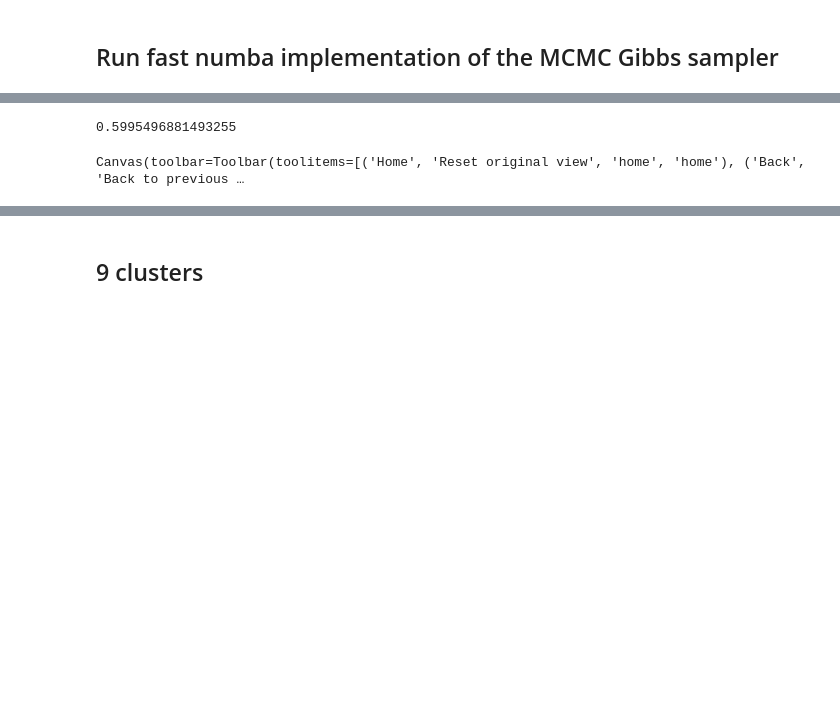
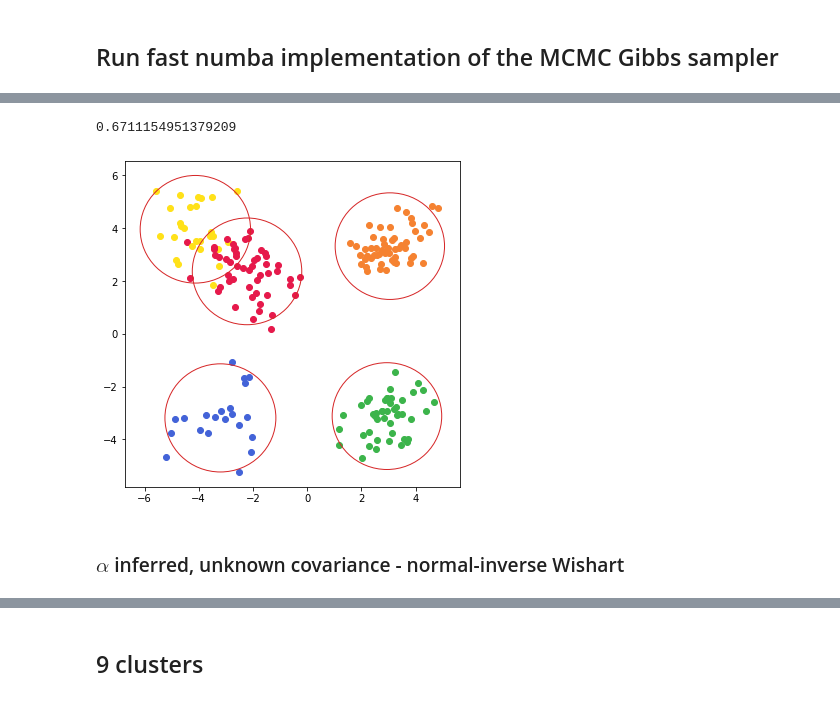
Before and after one commit to dbernaciak/bayes-np, a Jupyter notebook: notebooks/CRP_inference.ipynb, the cells around one changed output, grey strips where cells are left out. Saved outputs shown, nothing was run; the diff lists cells and outputs as text; code cells hidden in the pictures; blank space fills up the shorter version.

```diff
--- a/notebooks/CRP_inference.ipynb
+++ b/notebooks/CRP_inference.ipynb
@@ -35,4 +50,4 @@ Canvas(toolbar=Toolbar(toolitems=[('Home', 'Reset original view', 'home', 'home'
 # %%
 %%time
-z, probs, alphas = run_mcmc(data, max_iter=1000)
+dpmm.run_mcmc("normal", iter=2000, sig0=20, sd=1)
 # %% [output]
@@ -40,11 +55,11 @@ Wall time: 1min 1s
 # %%
-alphas[500:].mean()
+dpmm.alphas[500:].mean()
 # %% [output]
-0.5995496881493255
+0.6711154951379209
 # %%
-colors = ["blue", "orange", "green", "yellow", "red", "purple", "black", "teal"]
-fix, ax = plt.subplots(figsize=(12, 5))
-for i, dat in enumerate(data):
-    ax.scatter(dat[0], dat[1], c=colors[int(z[i])])
+fix, ax = plt.subplots(figsize=(6, 6))
+plot_clusters(data, dpmm, ax)
 # %% [output]
-Canvas(toolbar=Toolbar(toolitems=[('Home', 'Reset original view', 'home', 'home'), ('Back', 'Back to previous …
+[figure, added]
+# %% [markdown]
+### $\alpha$ inferred, unknown covariance - normal-inverse Wishart
```
Also changed, not shown: parts of 21 cells of this notebook, 3 other files.
